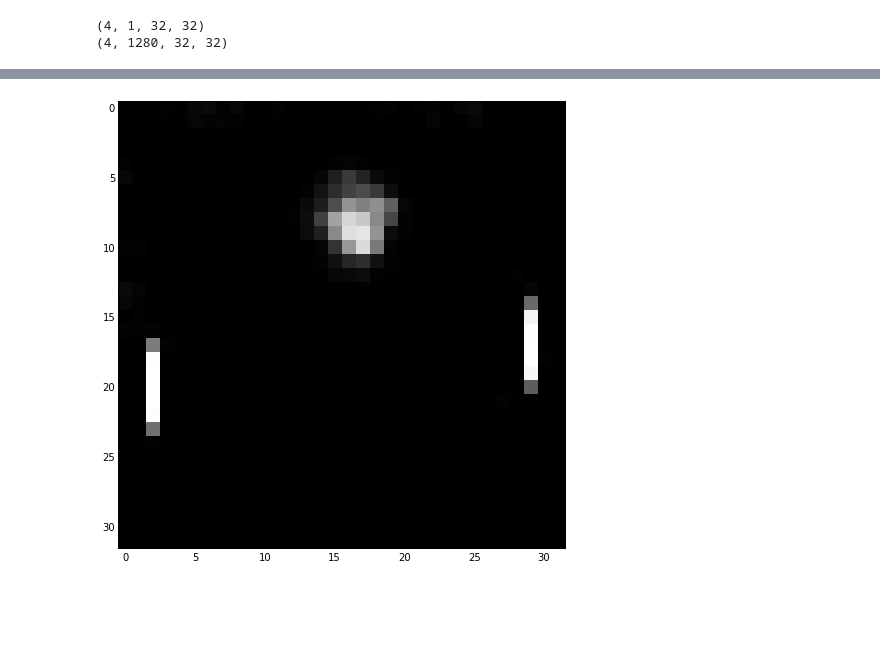
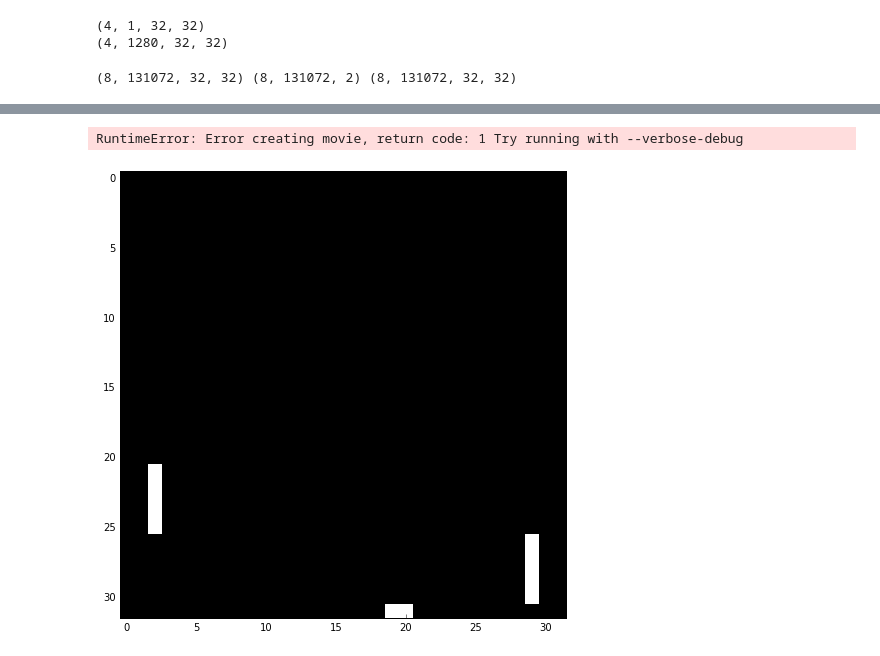
Before and after one commit to dmgottlieb/pong_rnn, a Jupyter notebook: PongRNN.ipynb, the cells around one changed output, grey strips where cells are left out. Saved outputs shown, nothing was run; the diff lists cells and outputs as text; code cells hidden in the pictures; blank space fills up the shorter version.

```diff
--- a/PongRNN.ipynb
+++ b/PongRNN.ipynb
@@ -1002,6 +988,19 @@ print q.shape
 from live_prediction import live_predict
 
 q_pred = live_predict(model = model,seed=seed,num_frames=30,window=4)
+# %%
+import h5py
+import numpy as np
+
+f = h5py.File('data/rnn_large_data.hdf5','r')
+
+q = np.array(f['q'])
+p = np.array(f['p'])
+y = np.array(f['y'])
+
+print q.shape, p.shape, y.shape
+# %% [output]
+(8, 131072, 32, 32) (8, 131072, 2) (8, 131072, 32, 32)
 # %%
 from matplotlib import pyplot as plt
 from matplotlib import animation
@@ -1034,21 +1033,21 @@ def display_animation(anim):
 fig = plt.figure()
 ax = plt.axes(xlim=(0, 32), ylim=(0, 32))
 #line, = ax.plot([], [], lw=2)
-im=plt.imshow(q_pred[0].squeeze())
+im=plt.imshow(q[0,0].squeeze())
 # initialization function: plot the background of each frame
 def init():
-    im.set_data(q_pred[0].squeeze())
+    im.set_data(q[0,0].squeeze())
     return [im]
 
 # animation function.  This is called sequentially
 def animate(i):
-    im.set_array(q_pred[i].squeeze())
-    return [plt.imshow(q_pred[i].squeeze())]
+    im.set_array(q[i,0].squeeze())
+    return [plt.imshow(q[i,0].squeeze())]
 
 
 
 anim = animation.FuncAnimation(fig, animate, init_func=init,
-                               frames=30, interval=1, blit=True)
+                               frames=8, interval=30, blit=True)
 
 display_animation(anim)
 # %% [output]
@@ -1056,2 +1054,3 @@ display_animation(anim)
+RuntimeError: Error creating movie, return code: 1 Try running with --verbose-debug
-[figure, old version]
+[figure, new version]
 # %%
```
Also changed, not shown: parts of 6 cells of this notebook, 2 other files.
